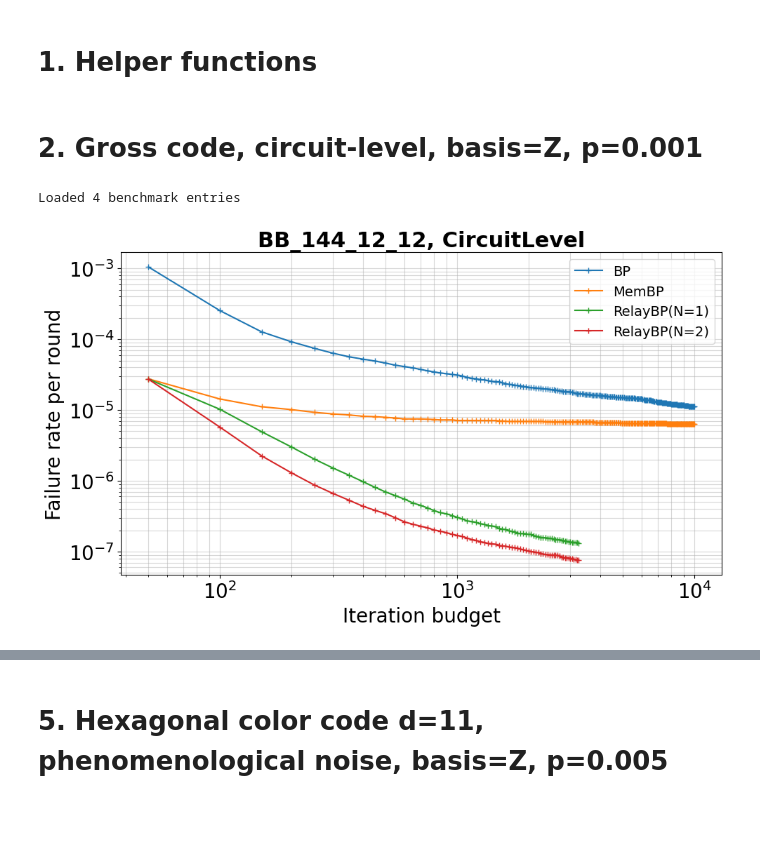
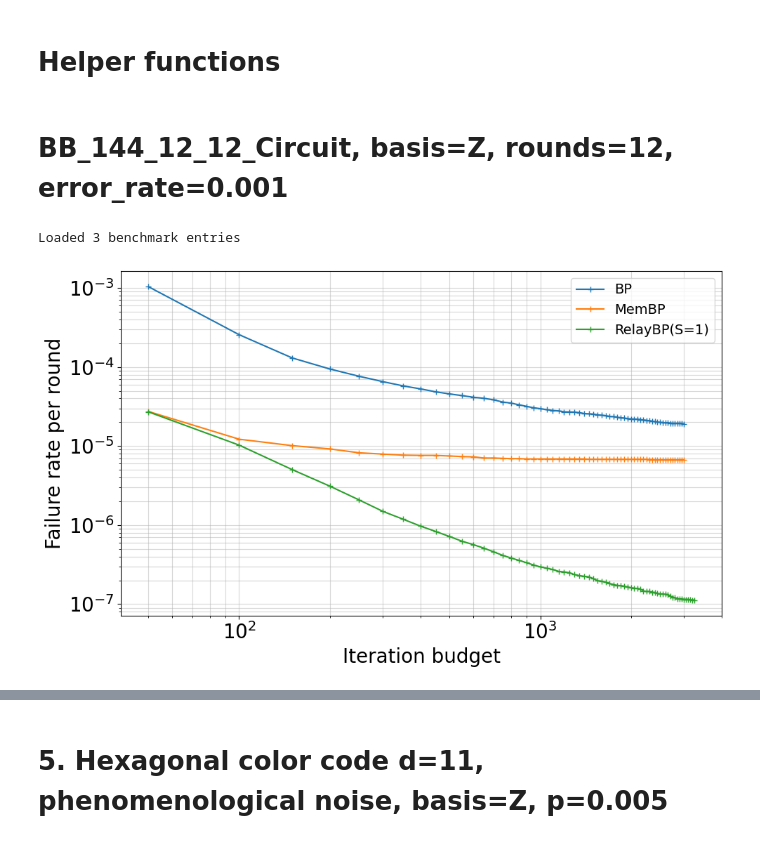
Before and after one commit to caoyingkang/QEC-decoder, a Jupyter notebook: benchmark-app/notebooks/accuracy_latency_tradeoff.ipynb, the cells around one changed output, grey strips where cells are left out. Saved outputs shown, nothing was run; the diff lists cells and outputs as text; code cells hidden in the pictures; blank space fills up the shorter version.

```diff
--- a/benchmark-app/notebooks/accuracy_latency_tradeoff.ipynb
+++ b/benchmark-app/notebooks/accuracy_latency_tradeoff.ipynb
@@ -25,5 +25,5 @@ from bench.constants import ALL_BASELINE_DECODERS
 # %% [markdown]
-# 1. Helper functions
+# Helper functions
 # %%
 def load_stats(
     *,
@@ -113,36 +77,34 @@ def plot_fr_vs_iter_budget(
 # %% [markdown]
-# 2. Gross code, circuit-level, basis=Z, p=0.001
+# BB_144_12_12_Circuit, basis=Z, rounds=12, error_rate=0.001
 # %%
-qec_params = QECParams(
-    code="BB_144_12_12", noise_model="CircuitLevel", d=12, rounds=12, basis="Z"
-)
-physical_error_rate = 0.001
-bp_kwargs = {"max_iter": 10000}
-membp_kwargs = {"max_iter": 10000, "gamma": 0.2}
-relaybp_kwargs = {
+circuit_name = "BB_144_12_12_Circuit"
+circuit_params = {"basis": "Z", "rounds": 12}
+error_rate = 0.001
+
+bp_params = {"max_iter": 3000}
+membp_params = {"max_iter": 3000, "gamma": 0.2}
+relaybp_params = {
     "gamma0": 0.2,
-    "gamma_dist_interval": [-0.19806670996164882, 0.6200937872049607],
+    "gamma_dist_interval": (-0.19806670996164882, 0.6200937872049607),
     "num_relays": 64,
     "pre_iter": 50,
     "max_iter_per_relay": 50,
     "stop_nconv": 1,
-    "num_indep_decoders": 1,
 }
 loaded_stats = load_stats(
-    qec_params=qec_params,
-    decoder_name_to_kwargs={
-        "BP": [bp_kwargs],
-        "MemBP": [membp_kwargs],
-        "RelayBP": [relaybp_kwargs, {**relaybp_kwargs, "num_indep_decoders": 2}],
-    },
-    physical_error_rates=[physical_error_rate],
+    circuit_name=circuit_name,
+    circuit_params=circuit_params,
+    error_rates=[error_rate],
+    decoders=[
+        ("BP", bp_params),
+        ("MemBP", membp_params),
+        ("RelayBP", relaybp_params),
+    ],
 )
 print(f"Loaded {len(loaded_stats)} benchmark entries")
 
-plot_fr_vs_iter_budget(
-    loaded_stats, qec_params=qec_params, x_metric="iter_budget", y_metric="fr_per_round"
-)
+plot_fr_vs_iter_budget(loaded_stats, x_metric="iter_budget", y_metric="fr_per_round")
 # %% [output]
-Loaded 4 benchmark entries
+Loaded 3 benchmark entries
-[figure, old version]
+[figure, new version]
 # %% [markdown]
```
Also changed, not shown: parts of 8 cells of this notebook, 2 other files.
